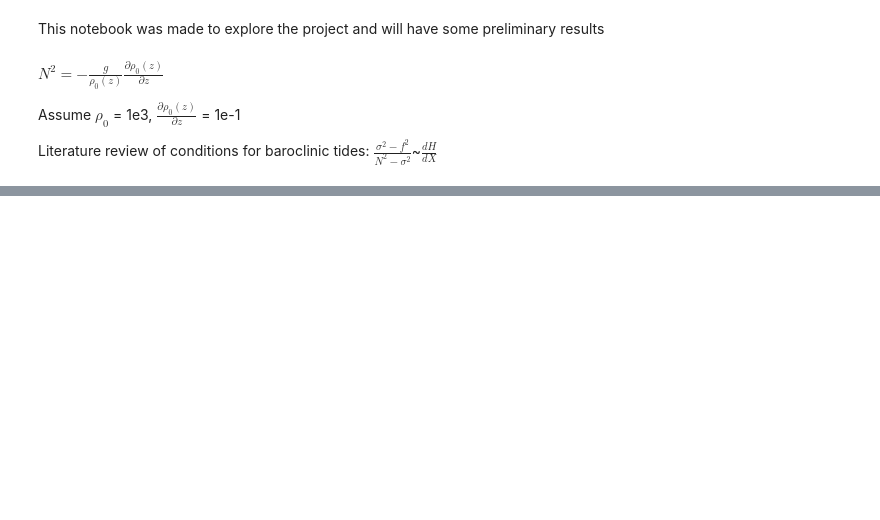
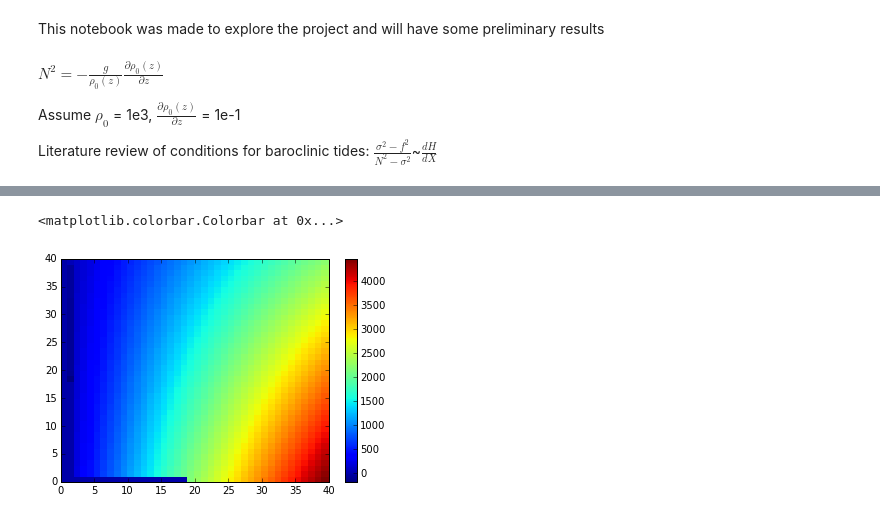
Before and after one commit to jieliu920608/Lab7Assignment, a Jupyter notebook: Project.ipynb, the cells around one changed output, grey strips where cells are left out. Saved outputs shown, nothing was run; the diff lists cells and outputs as text; code cells hidden in the pictures; blank space fills up the shorter version.

```diff
--- a/Project.ipynb
+++ b/Project.ipynb
@@ -113,12 +128,16 @@ def boundary_conditions(psi, ngrid):
 # %%
-def leap_frog(x_x,z_z,psi):
+def leap_frog(psi_c):
     """Calculate the next x (or i) values using the leap-frog scheme.
+
     """
-    ## This loop is for upper water with no steep topography
-    for i in np.arange(1,ngrid):
-        for pz in np.arange((ngrid-1)/2, ngrid,1):
-            psi_c[i+1, pz] = 2*psi_c[i, pz] + (dx**2/N2)*(omega**2(psi_c[i,pz+1]-2*psi_c[i,pz]\
-            +psi_c[i,pz-1])/dz**2-(N2/g)*omega**2*(psi_c[i,pz+1]-psi_c[i,pz-1])/(2*dz))
-    ## With steep topography
+    #psi = initial_conditions(psi)
+    ## This loop is for the whole domain
+    a= np.loadtxt('slope_index.txt')
+    for i in np.arange(1,ngrid-1):##(1,40) no 40
+        for pz in np.arange(ngrid-2, 0,-1):##(38,1) no 1
+            psi_c[pz, i+1] = 2*psi_c[pz, i] + (dx**2/N2)*(omega**2*(psi_c[pz-1,i]-2*psi_c[pz,i]\
+            +psi_c[pz+1,i])/(dz**2)-(N2/g)*omega**2*(psi_c[pz-1,i]-psi_c[pz+1,i])/(2*dz)) - psi_c[pz, i-1]
+            if [pz,i+1] in a:
+                   psi_c[pz, i+1] = -(1/omega)*np.sqrt(g*b0)* np.sin(k*180*(i+1)/np.pi) * (b0+Hm[pz,-1])/b0
 
-    return psi
+    return psi_c
@@ -124,0 +168,6 @@ def leap_frog(x_x,z_z,psi):
+# %%
+plt.pcolormesh(psi)
+plt.colorbar()
+# %% [output]
+<matplotlib.colorbar.Colorbar at 0x...>
+[figure, added]
```
Also changed, not shown: parts of 18 cells of this notebook.
